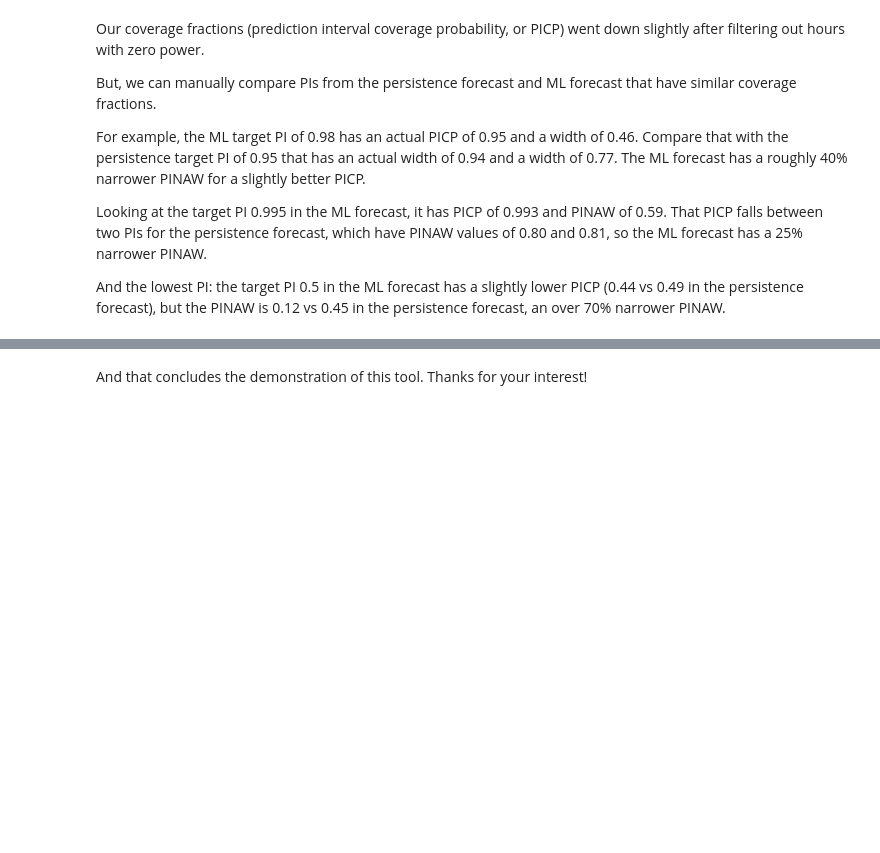
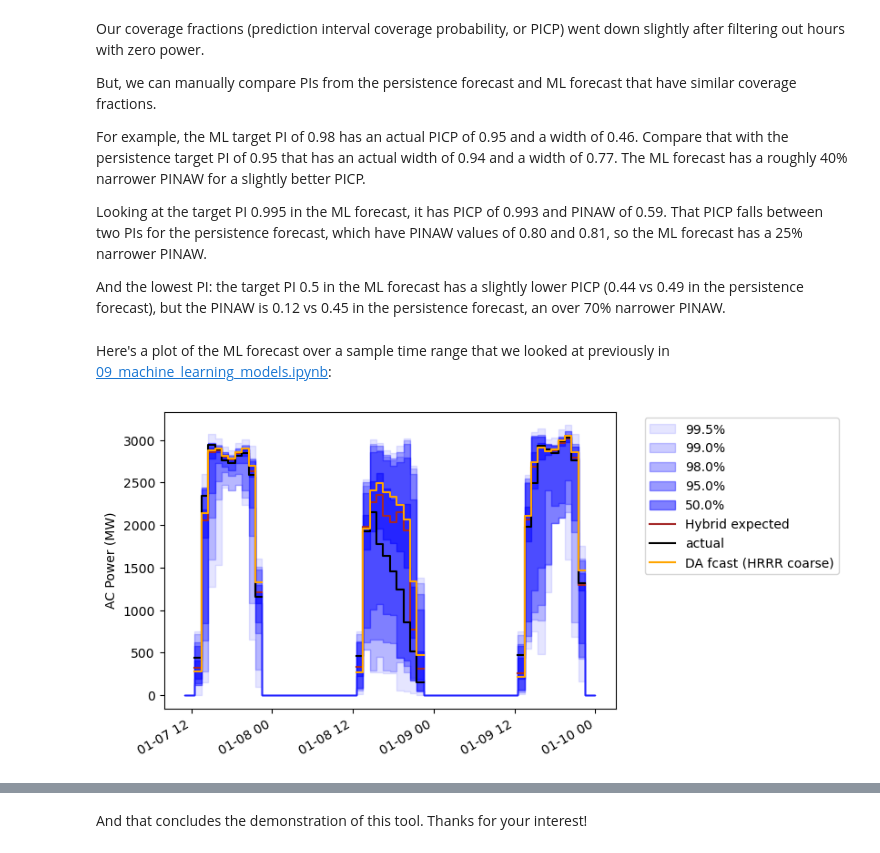
Before and after one commit to williamhobbs/solar-fleet-forecast-probability-tool, a Jupyter notebook: 12_compare_with_persistence_ensemble.ipynb, the cells around one changed output, grey strips where cells are left out. Cells and saved outputs as stored; diff of their text form; code cells hidden in the pictures; blank space fills up the shorter version.

```diff
--- a/12_compare_with_persistence_ensemble.ipynb
+++ b/12_compare_with_persistence_ensemble.ipynb
@@ -156,9 +158,11 @@ Now, let's re-calculate those same values for our ML forecast. To keep the compa
 # %%
 result_df = pd.read_pickle('data_files\hybrid_prob_fcast_results_2023.pkl')
 
-ml_fx_mask = (result_df.index >= fx_start) & (result_df.index < fx_end) & (result_df.csi_actual > 0)
+ml_fx_mask = (result_df.index >= fx_start) & (result_df.index < fx_end)
 
 result_df = result_df.copy()[ml_fx_mask]
+
+result_df.loc[(result_df.csi_actual <= 0)] = np.nan
 
 # coverage fraction:
 cf = {}
@@ -223,3 +227,33 @@ For example, the ML target PI of 0.98 has an actual PICP of 0.95 and a width of
 Looking at the target PI 0.995 in the ML forecast, it has PICP of 0.993 and PINAW of 0.59. That PICP falls between two PIs for the persistence forecast, which have PINAW values of 0.80 and 0.81, so the ML forecast has a 25% narrower PINAW.
 
 And the lowest PI: the target PI 0.5 in the ML forecast has a slightly lower PICP (0.44 vs 0.49 in the persistence forecast), but the PINAW is 0.12 vs 0.45 in the persistence forecast, an over 70% narrower PINAW.
+# %% [markdown]
+Here's a plot of the ML forecast over a sample time range that we looked at previously in [09_machine_learning_models.ipynb](09_machine_learning_models.ipynb):
+# %%
+mask_start = '2023-1-7 11:00'
+mask_end = '2023-1-10'
+
+mask = (result_df.index >= mask_start) & (result_df.index <= mask_end)
+
+for i in range(num_intervals):
+    alph=0.1+(i/10.)
+    plt.fill_between(result_df.index[mask],# x
+                     result_df[str(percentile_list[i])+'_p_ac'][mask].fillna(0), # lower
+                     result_df[str(percentile_list[len(percentile_list)-i-1])+'_p_ac'][mask].fillna(0), # upper
+                     color='blue',
+                     alpha=alph,
+                     step='mid',
+                     label=(str(pi_list[i]*100)+'%'))
+
+plt.plot(result_df.index[mask],
+         result_df[str(percentile_list[int((len(percentile_list)-1)/2)])+'_p_ac'][mask],
+         label='Hybrid expected',color='brown', drawstyle='steps-mid')
+plt.plot(result_df.index[mask],result_df['p_ac_all_act'][mask],label='actual',color='black', drawstyle='steps-mid')
+plt.plot(result_df.index[mask],result_df['p_ac_all_fcast'][mask],label='DA fcast (HRRR coarse)',color='orange', drawstyle='steps-mid')
+plt.ylabel('AC Power (MW)')
+# plt.ylim([0,4500])
+plt.legend(bbox_to_anchor=(1.05, 1.0), loc='upper left')
+plt.gcf().autofmt_xdate()
+plt.show()
+# %% [output]
+[figure, added]
```
Also changed, not shown: parts of 9 cells of this notebook.
